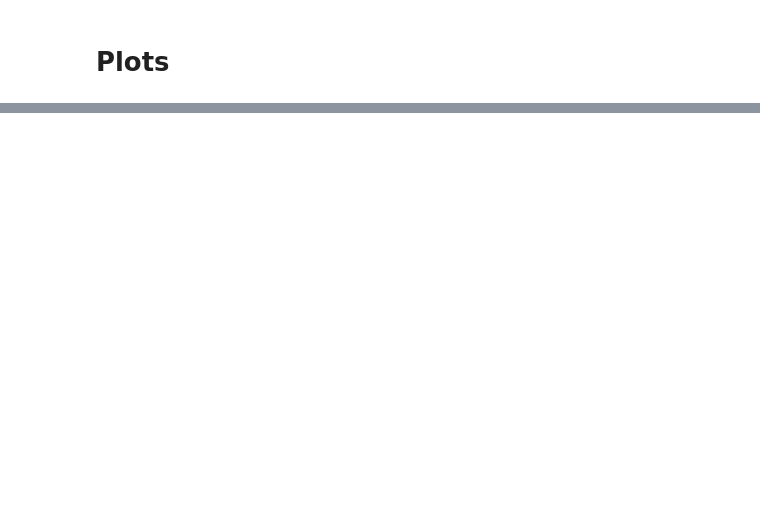
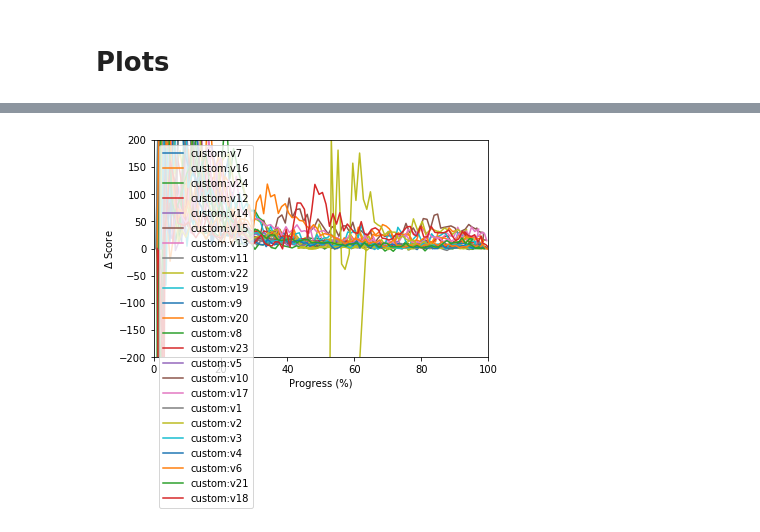
Before and after one commit to seungjaeryanlee/retro-agents, a Jupyter notebook: Plot.ipynb, the cells around one changed output, grey strips where cells are left out. Saved outputs shown, nothing was run; the diff lists cells and outputs as text; code cells hidden in the pictures; blank space fills up the shorter version.

```diff
--- a/Plot.ipynb
+++ b/Plot.ipynb
@@ -88,3 +92,16 @@ def plot_scores(agent_name, show=True, filename=None):
         plt.show()
     else:
         plt.close()
+# %%
+def get_delta(list_):
+    """
+    Returns list of deltas of a given list. The list is prepended with 0 to
+    match length with the original list.
+    """
+    deltas = [0]
+    for i, elem in enumerate(list_):
+        if i == len(list_)-1:
+            break
+        deltas.append(list_[i+1] - elem)
+
+    return deltas
@@ -100,6 +157,23 @@ def compare_agents(agents, task=None):
     plt.ylabel('Score')
     plt.ylim([0, 10000])
     plt.show()
+# %%
+def compare_delta_scores(agents, task=None):
+    """
+    Plots deltas of average score of all given agents. If task is specified,
+    plots the deltas for that particular task.
+    """
+    for agent in agents:
+        xs, ys = get_data(agent, task)
+        ys = get_delta(ys)
+        plt.plot(xs, ys)
+
+    plt.legend(agents)
+    plt.xlabel('Progress (%)')
+    plt.xlim([0, 100])
+    plt.ylabel('$\\Delta$ Score')
+    plt.ylim([-200, 200])
+    plt.show()
 # %% [markdown]
 # Plots
 # %%
@@ -120,0 +205,6 @@ compare_agents(['rainbow:v1', 'custom:v15', 'custom:v18'])
+# %%
+agents = list(get_agents())
+agents = [agent for agent in agents if agent[0:7] == 'custom:']
+compare_delta_scores(agents)
+# %% [output]
+[figure, added]
```
Also changed, not shown: parts of 8 cells of this notebook, 9 other files.
